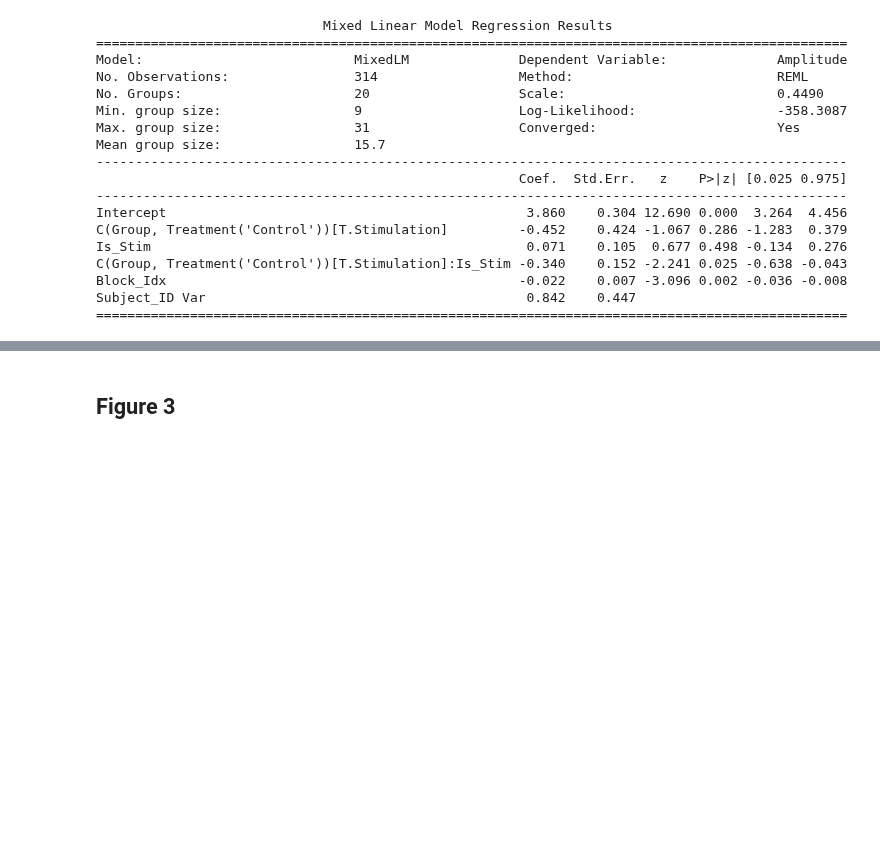
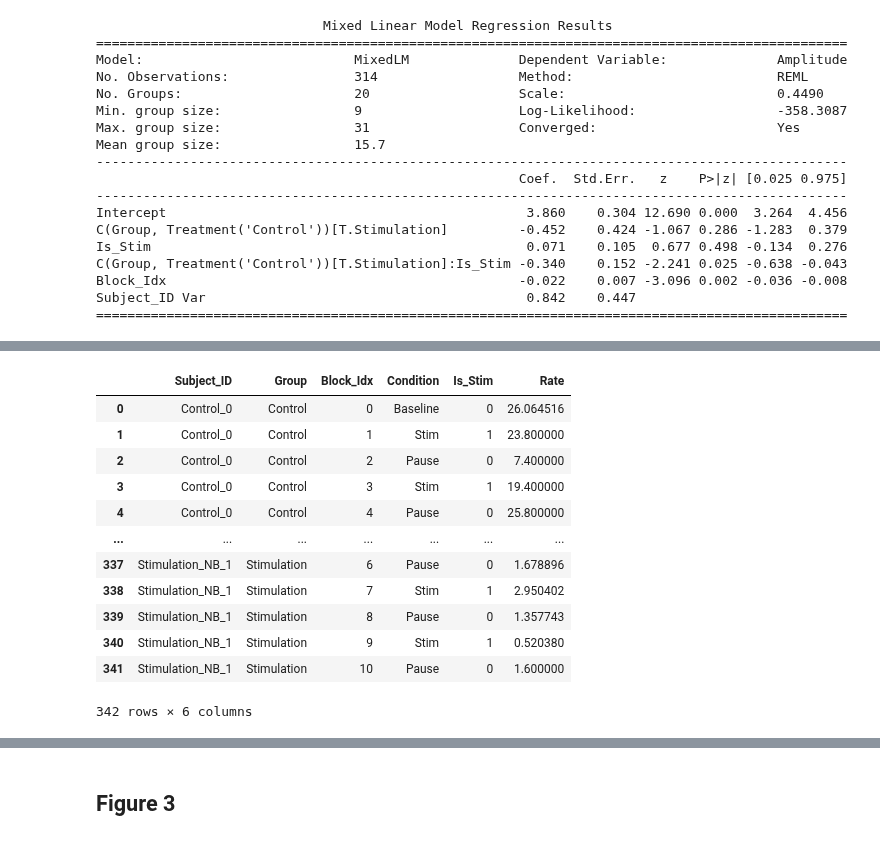
Before and after one commit to Falach/spikes_stim, a Jupyter notebook: paper/final_figuresV2.ipynb, the cells around one changed output, grey strips where cells are left out. Drawn from its saved outputs; the diff is of its cells as text; code cells hidden in the pictures; blank space fills up the shorter version.

```diff
--- a/paper/final_figuresV2.ipynb
+++ b/paper/final_figuresV2.ipynb
@@ -1832,0 +1776,16 @@ Group Var                                              1.019    0.487
+# %%
+full_df_raw
+# %% [output]
+|  | Subject_ID | Group | Block_Idx | Condition | Is_Stim | Rate |
+| 0 | Control_0 | Control | 0 | Baseline | 0 | 26.064516 |
+| 1 | Control_0 | Control | 1 | Stim | 1 | 23.800000 |
+| 2 | Control_0 | Control | 2 | Pause | 0 | 7.400000 |
+| 3 | Control_0 | Control | 3 | Stim | 1 | 19.400000 |
+| 4 | Control_0 | Control | 4 | Pause | 0 | 25.800000 |
+| ... | ... | ... | ... | ... | ... | ... |
+| 337 | Stimulation_NB_1 | Stimulation | 6 | Pause | 0 | 1.678896 |
+| 338 | Stimulation_NB_1 | Stimulation | 7 | Stim | 1 | 2.950402 |
+| 339 | Stimulation_NB_1 | Stimulation | 8 | Pause | 0 | 1.357743 |
+| 340 | Stimulation_NB_1 | Stimulation | 9 | Stim | 1 | 0.520380 |
+| 341 | Stimulation_NB_1 | Stimulation | 10 | Pause | 0 | 1.600000 |
+342 rows × 6 columns
```
Also changed, not shown: parts of 27 cells of this notebook.
